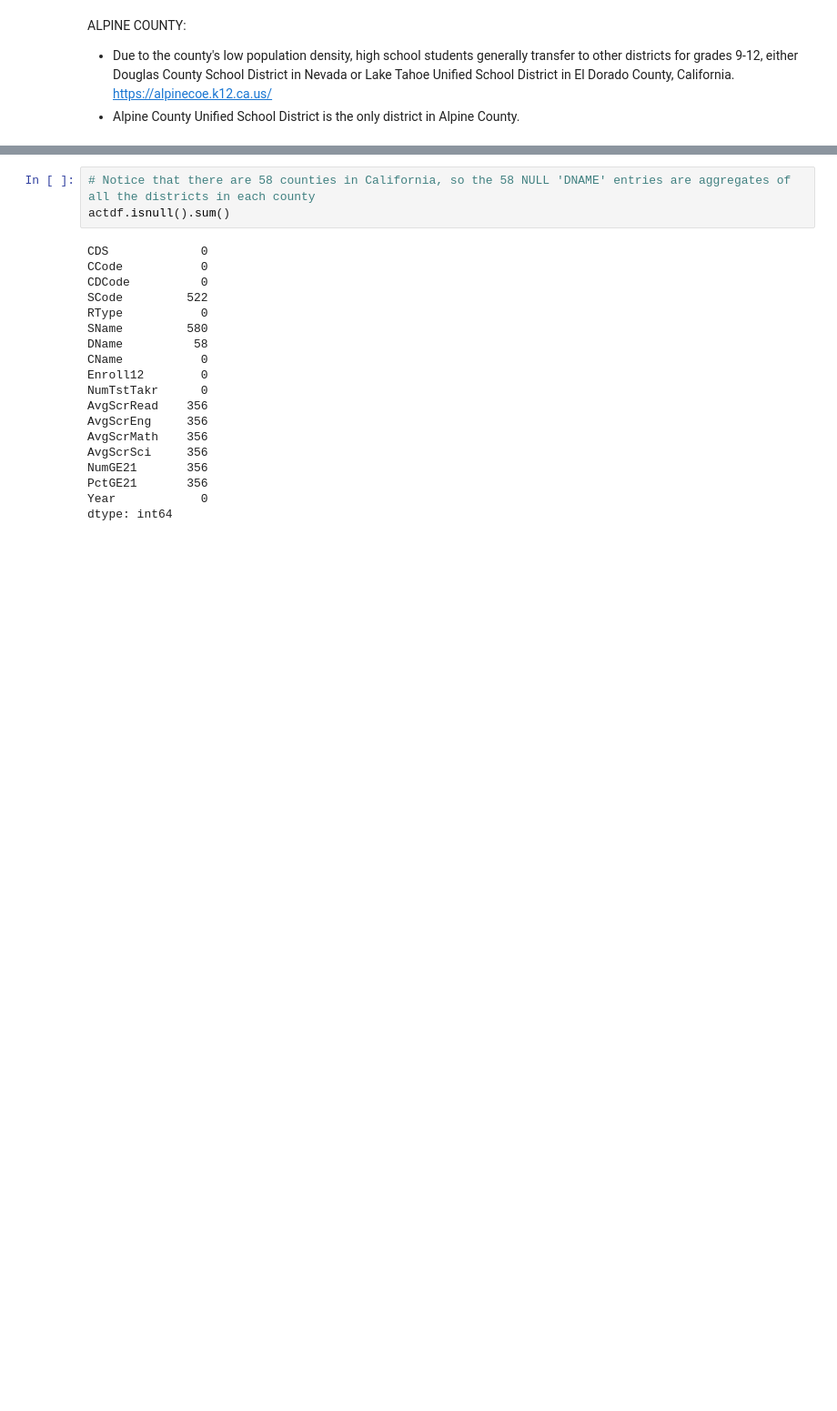
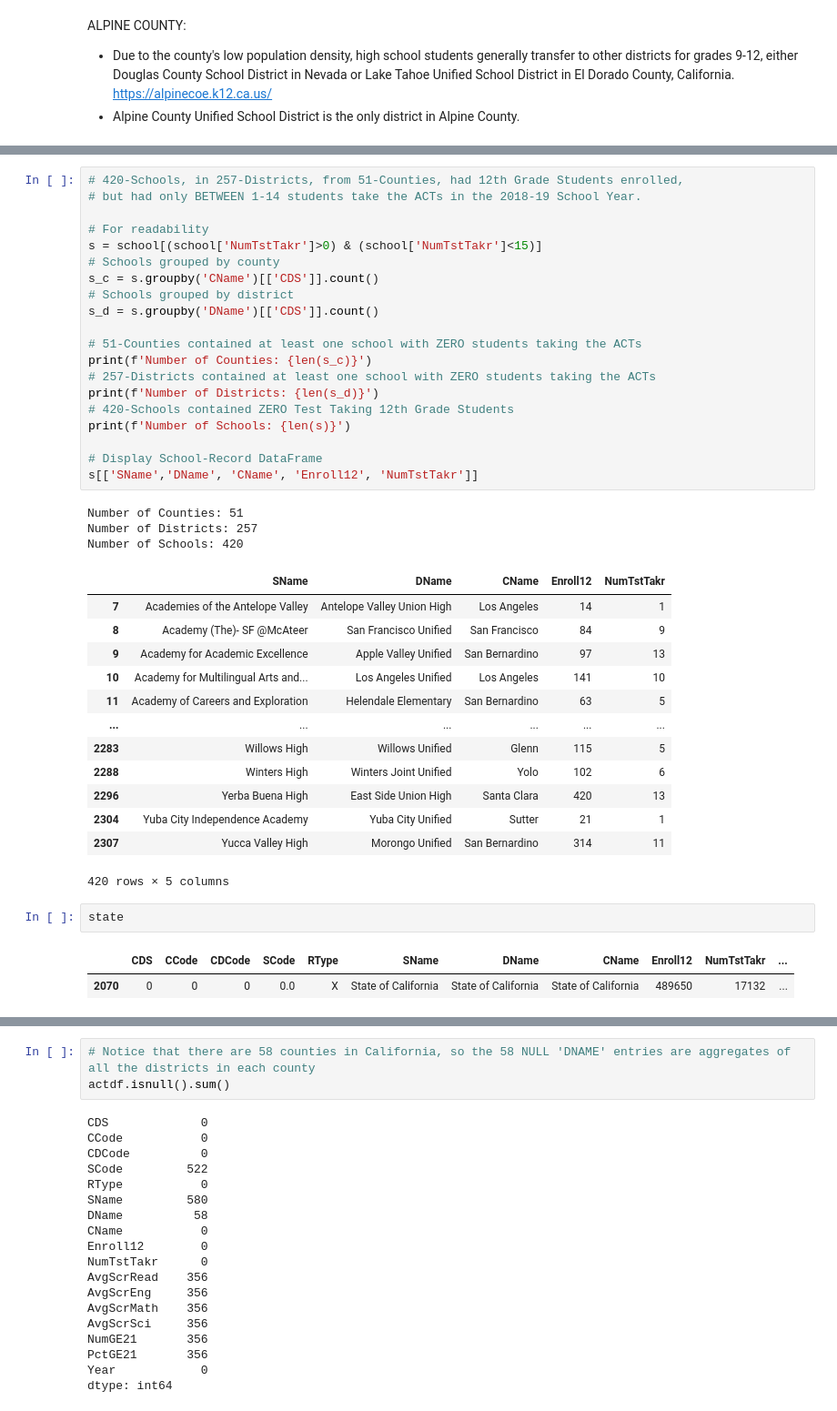
Before and after one commit to griffinbran/Equitable-Education-Affects-on-College-Entrance-Exam-Performance, a Jupyter notebook: Code/Notebook-01-Data-Import-and-Cleaning.ipynb, the cells around one changed output, grey strips where cells are left out. Shown at 91% size. Saved outputs shown, nothing was run; the diff lists cells and outputs as text; blank space fills up the shorter version.

```diff
--- a/Code/Notebook-01-Data-Import-and-Cleaning.ipynb
+++ b/Code/Notebook-01-Data-Import-and-Cleaning.ipynb
@@ -342,0 +252,42 @@ actdf[actdf['DName'].isnull()]
+# %%
+# 420-Schools, in 257-Districts, from 51-Counties, had 12th Grade Students enrolled,
+# but had only BETWEEN 1-14 students take the ACTs in the 2018-19 School Year.
+
+# For readability
+s = school[(school['NumTstTakr']>0) & (school['NumTstTakr']<15)]
+# Schools grouped by county
+s_c = s.groupby('CName')[['CDS']].count()
+# Schools grouped by district
+s_d = s.groupby('DName')[['CDS']].count()
+
+# 51-Counties contained at least one school with ZERO students taking the ACTs
+print(f'Number of Counties: {len(s_c)}')
+# 257-Districts contained at least one school with ZERO students taking the ACTs
+print(f'Number of Districts: {len(s_d)}')
+# 420-Schools contained ZERO Test Taking 12th Grade Students
+print(f'Number of Schools: {len(s)}')
+
+# Display School-Record DataFrame
+s[['SName','DName', 'CName', 'Enroll12', 'NumTstTakr']]
+# %% [output]
+Number of Counties: 51
+Number of Districts: 257
+Number of Schools: 420
+|  | SName | DName | CName | Enroll12 | NumTstTakr |
+| 7 | Academies of the Antelope Valley | Antelope Valley Union High | Los Angeles | 14 | 1 |
+| 8 | Academy (The)- SF @McAteer | San Francisco Unified | San Francisco | 84 | 9 |
+| 9 | Academy for Academic Excellence | Apple Valley Unified | San Bernardino | 97 | 13 |
+| 10 | Academy for Multilingual Arts and... | Los Angeles Unified | Los Angeles | 141 | 10 |
+| 11 | Academy of Careers and Exploration | Helendale Elementary | San Bernardino | 63 | 5 |
+| ... | ... | ... | ... | ... | ... |
+| 2283 | Willows High | Willows Unified | Glenn | 115 | 5 |
+| 2288 | Winters High | Winters Joint Unified | Yolo | 102 | 6 |
+| 2296 | Yerba Buena High | East Side Union High | Santa Clara | 420 | 13 |
+| 2304 | Yuba City Independence Academy | Yuba City Unified | Sutter | 21 | 1 |
+| 2307 | Yucca Valley High | Morongo Unified | San Bernardino | 314 | 11 |
+420 rows × 5 columns
+# %%
+state
+# %% [output]
+|  | CDS | CCode | CDCode | SCode | RType | SName | DName | CName | Enroll12 | NumTstTakr | ... |
+| 2070 | 0 | 0 | 0 | 0.0 | X | State of California | State of California | State of California | 489650 | 17132 | ... |
```
Also changed, not shown: parts of 42 cells of this notebook.
